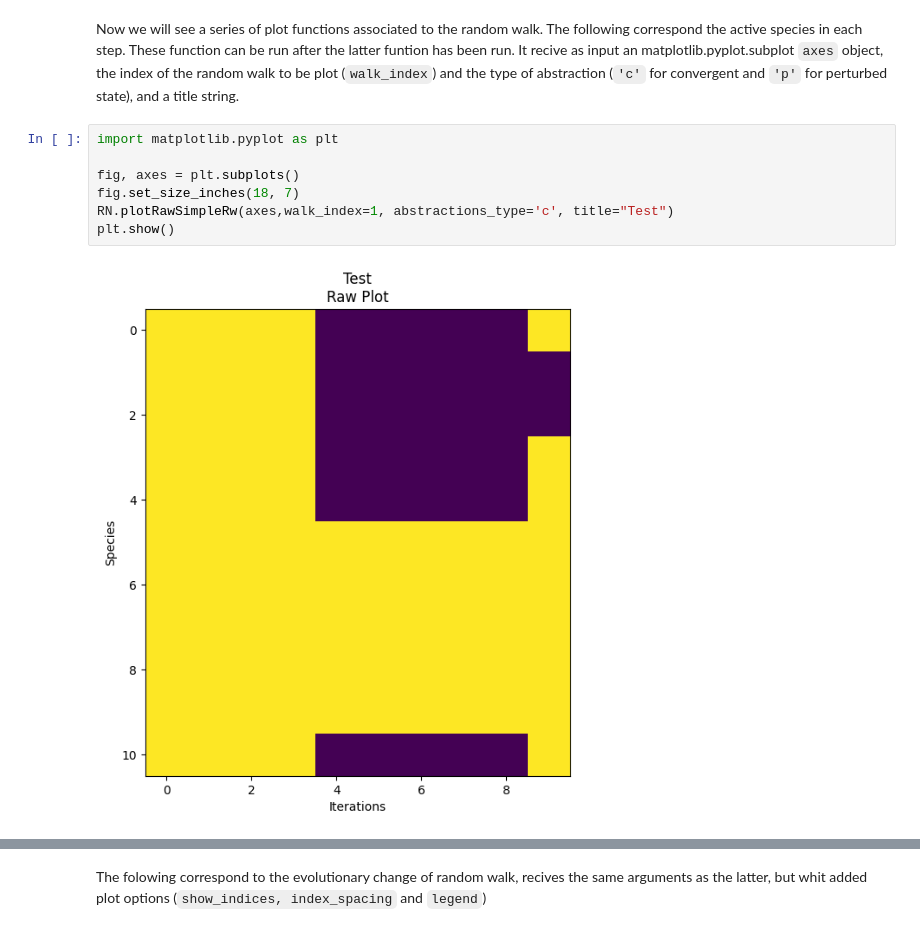
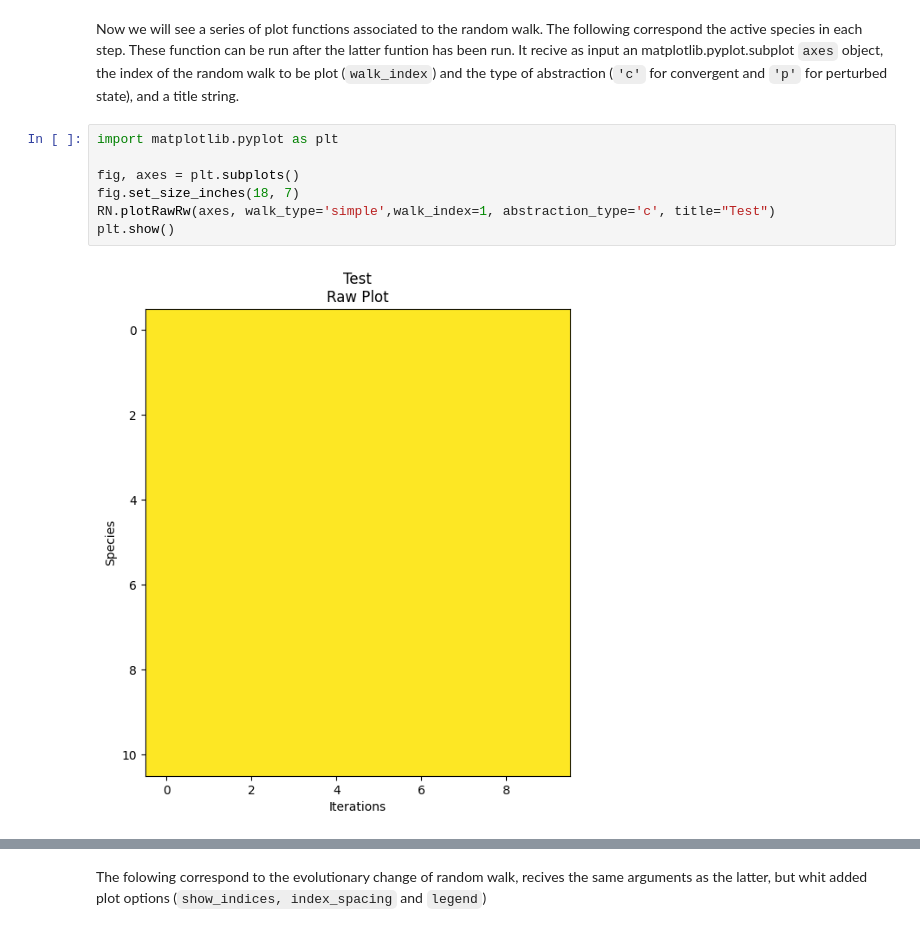
Before and after one commit to pmaldona/pyRN, a Jupyter notebook: notebooks/Resilient Plot Functions.ipynb, the cells around one changed output, grey strips where cells are left out. Drawn from its saved outputs; the diff is of its cells as text.

Commit message:
Simple random network generator function added. Random walk structrue changed. Random walk plot function changed considering the latter.

```diff
--- a/notebooks/Resilient Plot Functions.ipynb
+++ b/notebooks/Resilient Plot Functions.ipynb
@@ -121,9 +176,9 @@ Now we will see a series of plot functions associated to the random walk. The fo
 # %%
 import matplotlib.pyplot as plt
 
 fig, axes = plt.subplots()
 fig.set_size_inches(18, 7)
-RN.plotRawSimpleRw(axes,walk_index=1, abstractions_type='c', title="Test")
+RN.plotRawRw(axes, walk_type='simple',walk_index=1, abstraction_type='c', title="Test")
 plt.show()
 # %% [output]
-[figure, old version]
+[figure, new version]
```
Also changed, not shown: parts of 26 cells of this notebook, 20 other files.
